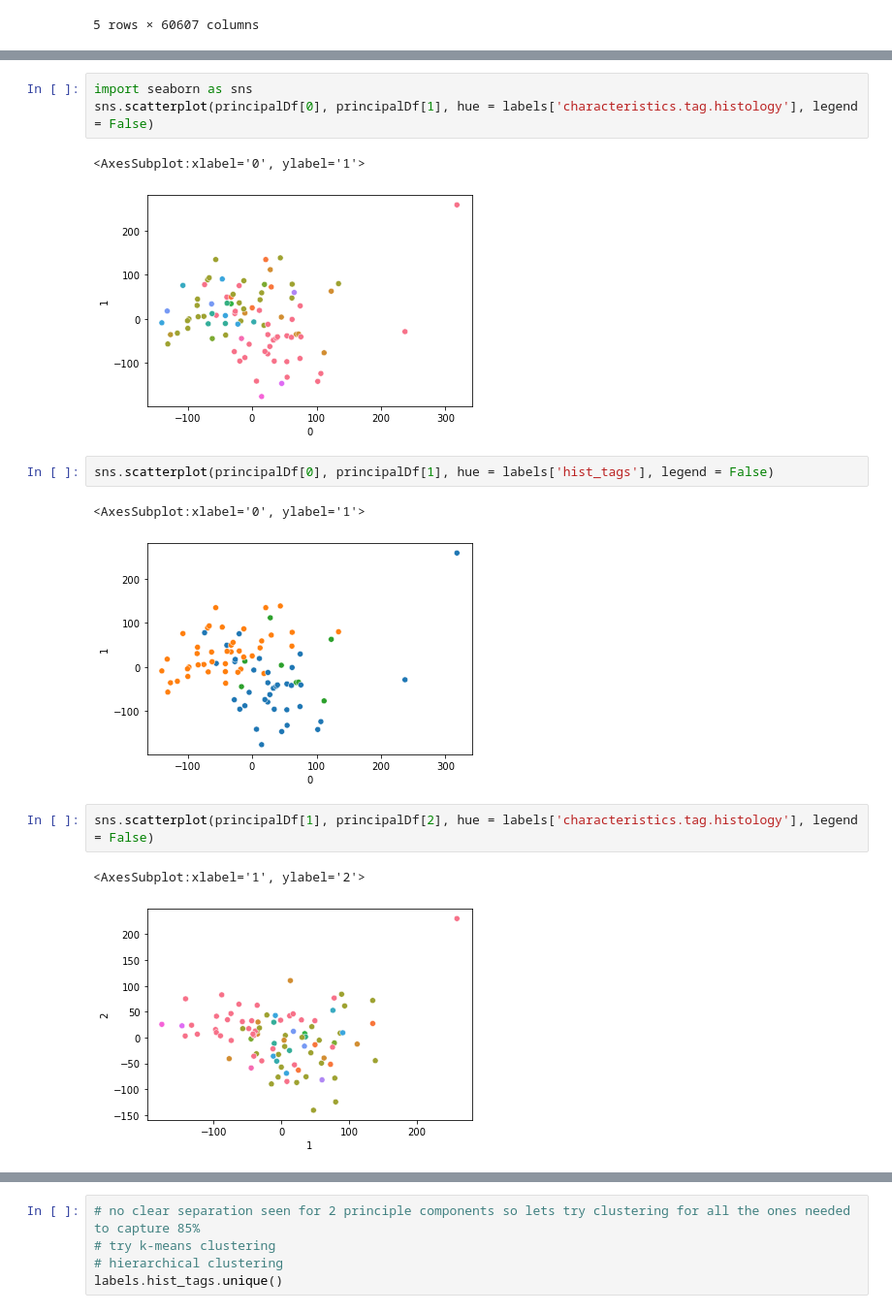
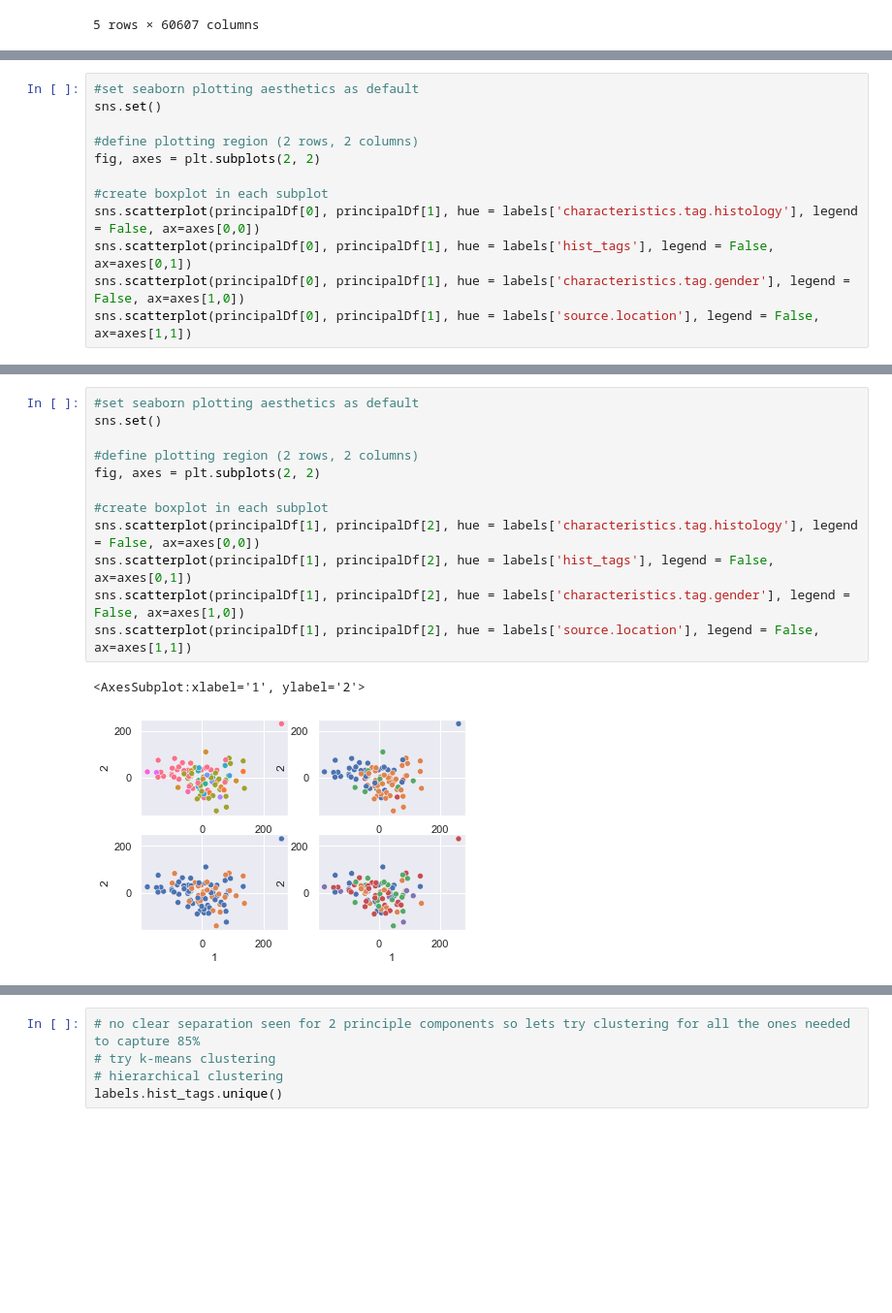
Before and after one commit to ChiaraBecht/Unsupervised_Machine_Learning, a Jupyter notebook: Unsupervised_Learning_Assignment.ipynb, the cells around one changed output, grey strips where cells are left out. Shown: that part at 97% size. Cells and saved outputs as stored; diff of their text form; blank space fills up the shorter version.

Commit message:
added annotation for Dimensionality reduction and made seaborn subplots

```diff
--- a/Unsupervised_Learning_Assignment.ipynb
+++ b/Unsupervised_Learning_Assignment.ipynb
@@ -260,0 +256,12 @@ principalDf.head()
+# %%
+#set seaborn plotting aesthetics as default
+sns.set()
+
+#define plotting region (2 rows, 2 columns)
+fig, axes = plt.subplots(2, 2)
+
+#create boxplot in each subplot
+sns.scatterplot(principalDf[0], principalDf[1], hue = labels['characteristics.tag.histology'], legend = False, ax=axes[0,0])
+sns.scatterplot(principalDf[0], principalDf[1], hue = labels['hist_tags'], legend = False, ax=axes[0,1])
+sns.scatterplot(principalDf[0], principalDf[1], hue = labels['characteristics.tag.gender'], legend = False, ax=axes[1,0])
+sns.scatterplot(principalDf[0], principalDf[1], hue = labels['source.location'], legend = False, ax=axes[1,1])
@@ -261,16 +271,15 @@ principalDf.head()
 # %%
-import seaborn as sns
-sns.scatterplot(principalDf[0], principalDf[1], hue = labels['characteristics.tag.histology'], legend = False)
+#set seaborn plotting aesthetics as default
+sns.set()
+
+#define plotting region (2 rows, 2 columns)
+fig, axes = plt.subplots(2, 2)
+
+#create boxplot in each subplot
+sns.scatterplot(principalDf[1], principalDf[2], hue = labels['characteristics.tag.histology'], legend = False, ax=axes[0,0])
+sns.scatterplot(principalDf[1], principalDf[2], hue = labels['hist_tags'], legend = False, ax=axes[0,1])
+sns.scatterplot(principalDf[1], principalDf[2], hue = labels['characteristics.tag.gender'], legend = False, ax=axes[1,0])
+sns.scatterplot(principalDf[1], principalDf[2], hue = labels['source.location'], legend = False, ax=axes[1,1])
 # %% [output]
-<AxesSubplot:xlabel='0', ylabel='1'>
+<AxesSubplot:xlabel='1', ylabel='2'>
-[figure, old version]
+[figure, new version]
-# %%
-sns.scatterplot(principalDf[0], principalDf[1], hue = labels['hist_tags'], legend = False)
-# %% [output]
-<AxesSubplot:xlabel='0', ylabel='1'>
-[figure, removed]
-# %%
-sns.scatterplot(principalDf[1], principalDf[2], hue = labels['characteristics.tag.histology'], legend = False)
-# %% [output]
-<AxesSubplot:xlabel='1', ylabel='2'>
-[figure, removed]
```
Also changed, not shown: parts of 26 cells of this notebook.
